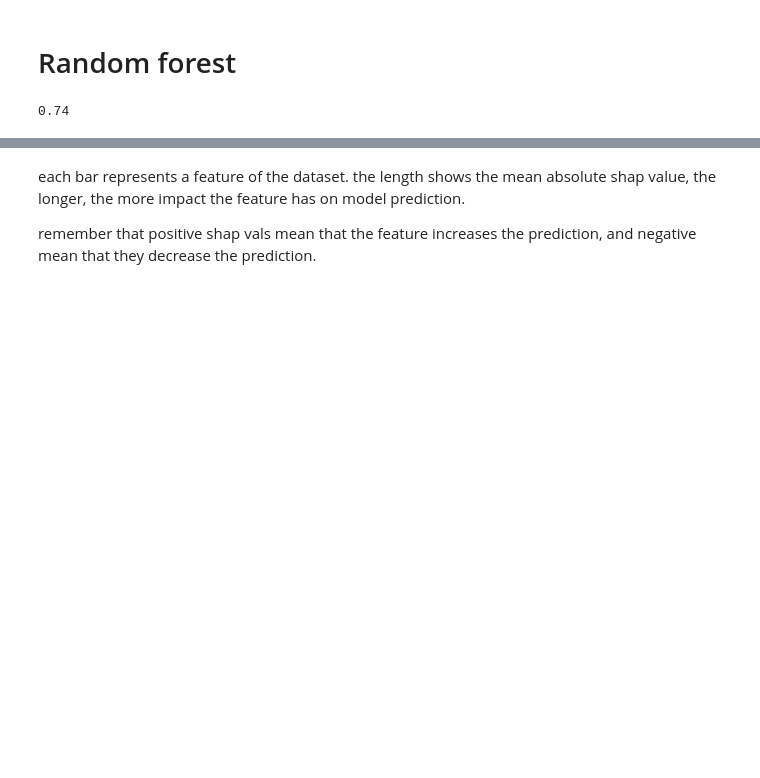
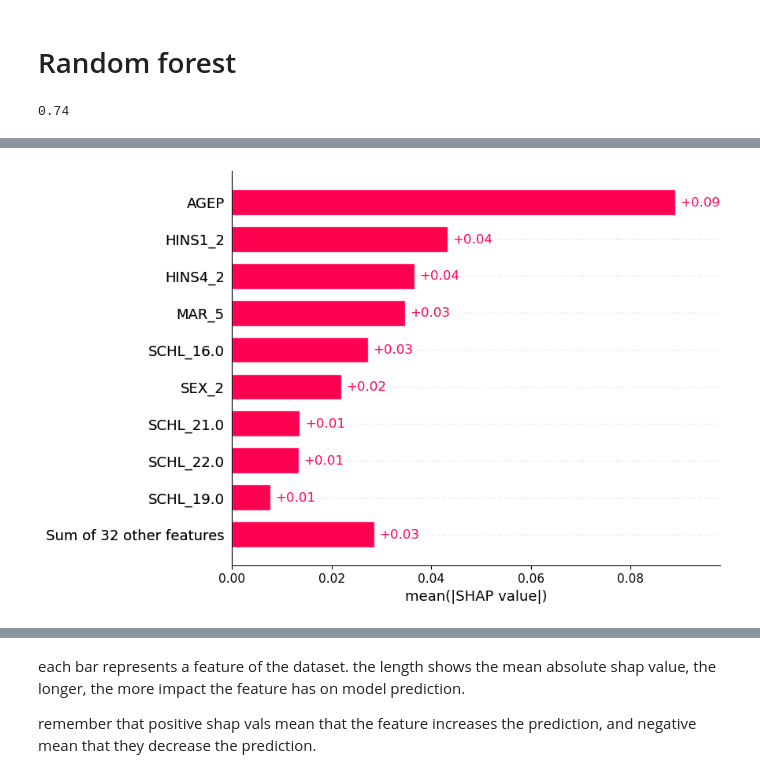
Before and after one commit to AlteaF/Algorithmic_Fairness_2025, a Jupyter notebook: ex4/afae24-exercise4.ipynb, the cells around one changed output, grey strips where cells are left out. Cells and saved outputs as stored; diff of their text form; code cells hidden in the pictures; blank space fills up the shorter version.

```diff
--- a/ex4/afae24-exercise4.ipynb
+++ b/ex4/afae24-exercise4.ipynb
@@ -180,0 +190,8 @@ Error:
+# %%
+shap_exp = shap.Explanation(values=shap_values_tree,
+                            base_values=explainer_tree.expected_value[1] if isinstance(explainer_tree.expected_value, list) else explainer_tree.expected_value,
+                            data=X_test,
+                            feature_names=X_test.columns)
+shap.plots.bar(shap_exp)
+# %% [output]
+[figure, added]
```
Also changed, not shown: parts of 22 cells of this notebook.
